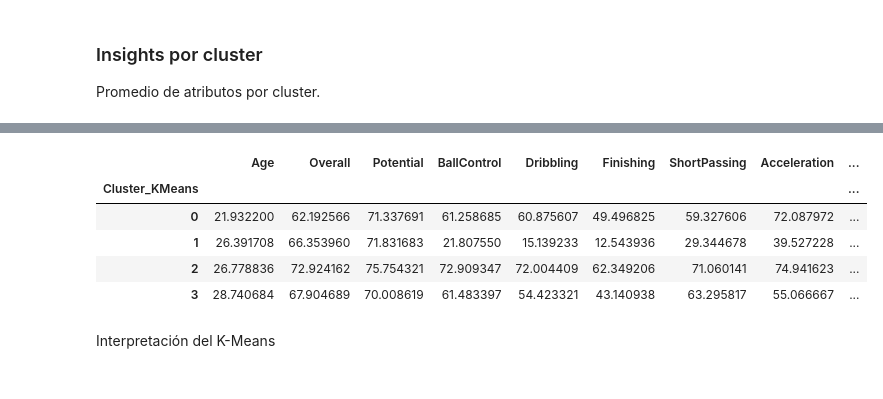
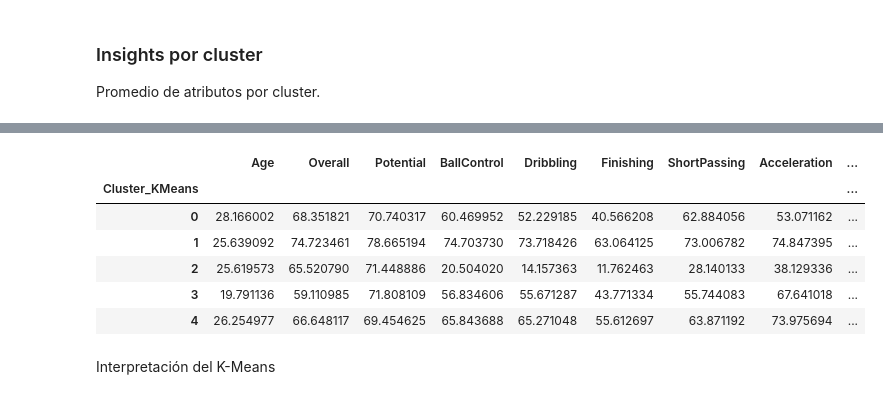
Before and after one commit to BrandonLCC/FIFA_ML_Kedro, a Jupyter notebook: notebooks/unsupervised/01_clustering_kmeans.ipynb, the cells around one changed output, grey strips where cells are left out. Cells and saved outputs as stored; diff of their text form; code cells hidden in the pictures.

```diff
--- a/notebooks/unsupervised/01_clustering_kmeans.ipynb
+++ b/notebooks/unsupervised/01_clustering_kmeans.ipynb
@@ -70,3 +346,5 @@ catalog.keys()
 # %%
-df_FIFA = catalog.load("model_input_table")
+%load_ext kedro.ipython
+catalog.keys()
+df_fifa = catalog.load("model_input_table")
 # %% [output]
@@ -194,7 +487,4 @@ Descubrir estructura oculta en los jugadores de FIFA 22 utilizando el algoritmo
 # %%
-# 1. Cargar dataset procesado
-df_fifa_22 = catalog.load("FIFA22_processed_con_transformacion2_columns")
-
 # 2. Selección de features
 features = [
     "Age",
@@ -211,4 +501,4 @@ features = [
     "Strength",
 ]
 
-X = df_fifa_22[features]
+X = df_fifa[features]
@@ -247,0 +544,10 @@ plt.show()
+# %%
+# esto puede demorar un par de minutos
+
+sse = [] # acá vamos a guardar el puntaje de la función objetivo
+
+for k in range(1, 40):
+  print(k)
+  kkmeans = KMeans(n_clusters=k)
+  kkmeans.fit(df_fifa)
+  sse.append(kkmeans.inertia_)
@@ -281,10 +634,17 @@ Seleccionamos el valor óptimo de k basado en:
 - Silhouette Score
 - Elbow Method
 # %%
-k_opt = 4   # EJEMPLO, insertar según lo que salga arriba
+k_opt = 5   # Nuero de clusteres, insertar según lo que salga arriba
 
-kmeans_final = KMeans(n_clusters=k_opt, random_state=42)
+kmeans_final = KMeans(n_clusters=k_opt,
+                      random_state=42,
+                      n_init=10 # el parámetro n_init ejecuta el algoritmo varias veces
+                                        # con distintas inicializaciones aleatorias y selecciona
+                                        # la mejor solución encontrada (la que tenga menor varianza interna total).
+                     )
 cluster_labels = kmeans_final.fit_predict(X_scaled)
 
-df_fifa_22["Cluster_KMeans"] = cluster_labels
-df_fifa_22.head()
+df_fifa["Cluster_KMeans"] = cluster_labels
+
+#df.loc[X.index, "cluster"] = clusters #
+#df_fifa_22.head()
@@ -318,14 +695,15 @@ plt.show()
 
 Promedio de atributos por cluster.
 # %%
-df_fifa_22.groupby("Cluster_KMeans")[features].mean()
+df_fifa.groupby("Cluster_KMeans")[features].mean()
 # %% [output]
 [interactive output not drawn]
 |  | Age | Overall | Potential | BallControl | Dribbling | Finishing | ShortPassing | Acceleration | ... |
 | Cluster_KMeans |  |  |  |  |  |  |  |  | ... |
-| 0 | 21.932200 | 62.192566 | 71.337691 | 61.258685 | 60.875607 | 49.496825 | 59.327606 | 72.087972 | ... |
-| 1 | 26.391708 | 66.353960 | 71.831683 | 21.807550 | 15.139233 | 12.543936 | 29.344678 | 39.527228 | ... |
-| 2 | 26.778836 | 72.924162 | 75.754321 | 72.909347 | 72.004409 | 62.349206 | 71.060141 | 74.941623 | ... |
-| 3 | 28.740684 | 67.904689 | 70.008619 | 61.483397 | 54.423321 | 43.140938 | 63.295817 | 55.066667 | ... |
+| 0 | 28.166002 | 68.351821 | 70.740317 | 60.469952 | 52.229185 | 40.566208 | 62.884056 | 53.071162 | ... |
+| 1 | 25.639092 | 74.723461 | 78.665194 | 74.703730 | 73.718426 | 63.064125 | 73.006782 | 74.847395 | ... |
+| 2 | 25.619573 | 65.520790 | 71.448886 | 20.504020 | 14.157363 | 11.762463 | 28.140133 | 38.129336 | ... |
+| 3 | 19.791136 | 59.110985 | 71.808109 | 56.834606 | 55.671287 | 43.771334 | 55.744083 | 67.641018 | ... |
+| 4 | 26.254977 | 66.648117 | 69.454625 | 65.843688 | 65.271048 | 55.612697 | 63.871192 | 73.975694 | ... |
 # %% [markdown]
  Interpretación del K-Means
```
Also changed, not shown: parts of 30 cells of this notebook.
